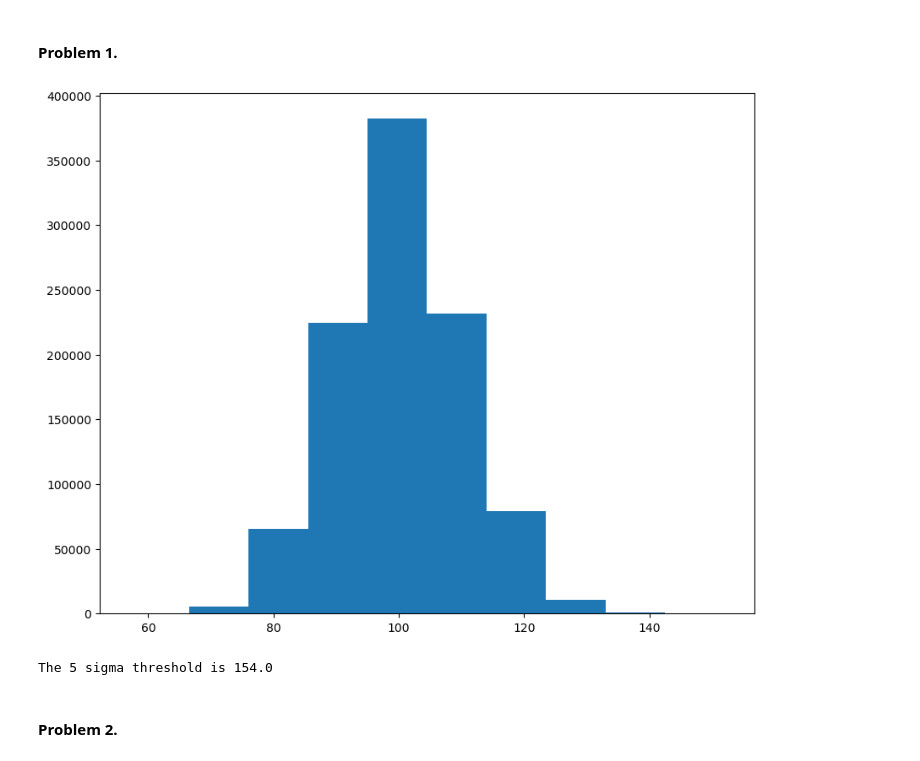
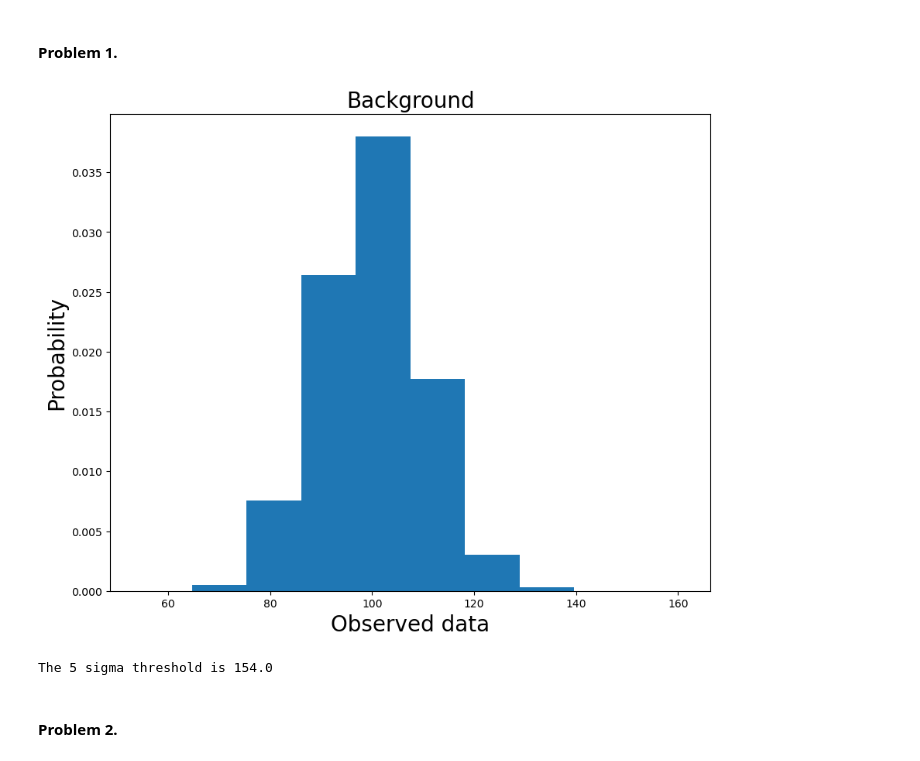
Before and after one commit to pgwart/PHYS434, a Jupyter notebook: lab6.ipynb, the cells around one changed output. Cells and saved outputs as stored; diff of their text form; code cells hidden in the pictures.

```diff
--- a/lab6.ipynb
+++ b/lab6.ipynb
@@ -12,17 +12,20 @@ plt.rcParams["figure.figsize"] = (10,8)
 # %%
 mu = 100
 
 bkg = stats.poisson.rvs(mu, size=1000000)
 
 p = stats.norm.sf(5)
 
 five_sigma = stats.poisson.isf(p, mu)
 
-plt.hist(bkg)
+plt.hist(bkg, density=True)
+plt.title('Background', fontsize=20)
+plt.ylabel('Probability', fontsize=20)
+plt.xlabel('Observed data', fontsize=20)
 plt.show()
 print(f'The 5 sigma threshold is {five_sigma}')
 # %% [output]
-[figure, old version]
+[figure, new version]
 The 5 sigma threshold is 154.0
 # %% [markdown]
 #### Problem 2.
```
Also changed, not shown: parts of 5 cells of this notebook.
